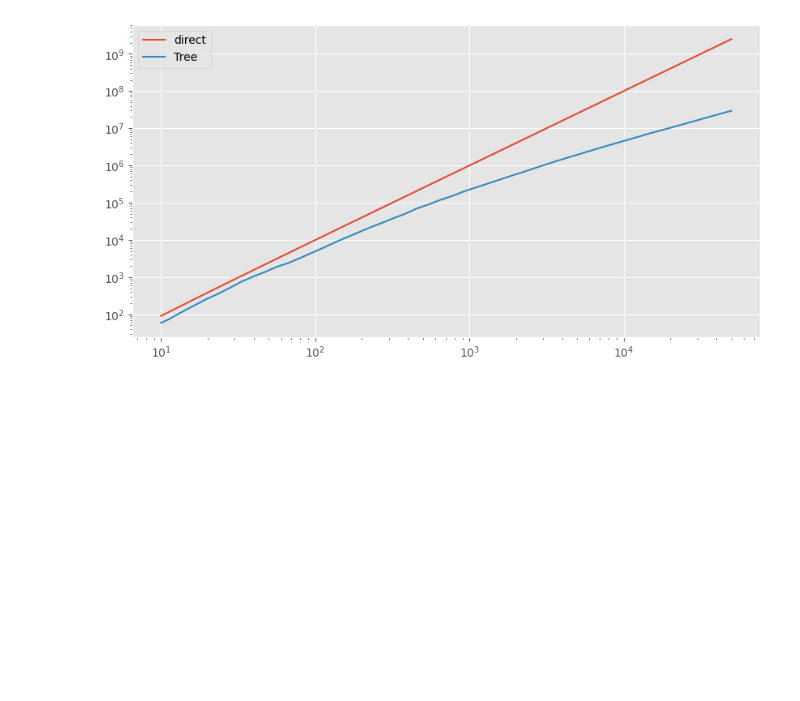
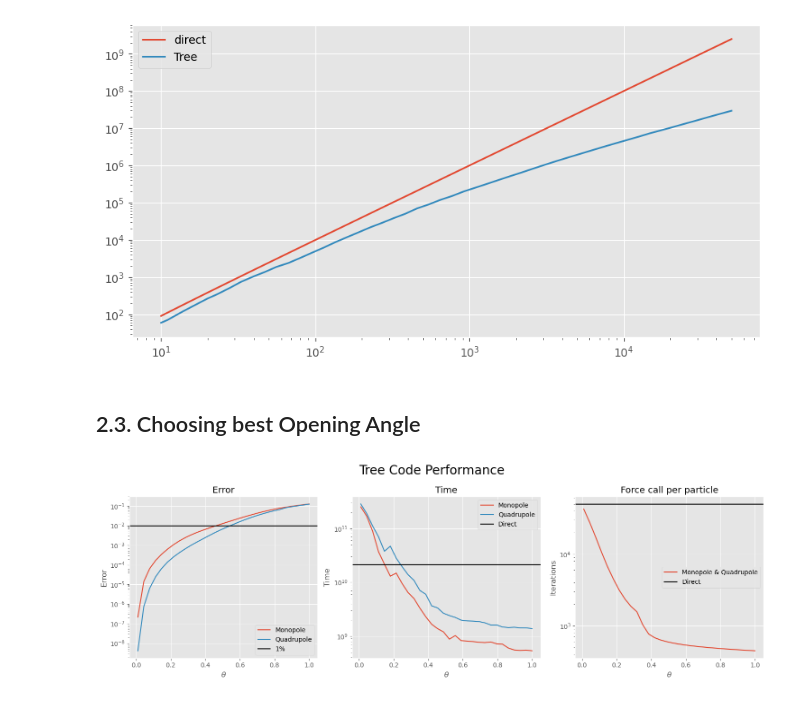
Before and after one commit to ProfesseurShadoko/compastro, a Jupyter notebook: scripts/main.ipynb, the cells around one changed output. Saved outputs shown, nothing was run; the diff lists cells and outputs as text; code cells hidden in the pictures; blank space fills up the shorter version.

Commit message:
theta dependance

```diff
--- a/scripts/main.ipynb
+++ b/scripts/main.ipynb
@@ -832,3 +834,5 @@ plt.legend()
 plt.show()
 # %% [output]
 [figure]
+# %% [markdown]
+## 2.3. Choosing best Opening Angle
@@ -834,0 +843,46 @@ plt.show()
+# %%
+theta = np.array([x[0] for x in data])
+err_m = np.array([x[1] for x in data])
+err_z = np.array([x[2] for x in data])
+time_m = np.array([x[3] for x in data])
+time_q = np.array([x[4] for x in data])
+iter_m = np.array([x[5] for x in data])
+iter_q = np.array([x[6] for x in data])
+
+# let's do different subplots: error, time and iterations
+plt.figure(figsize=(15, 5))
+plt.suptitle("Tree Code Performance", fontsize=20)
+
+plt.subplot(1, 3, 1)
+plt.title("Error")
+plt.plot(theta, err_m, label="Monopole")
+plt.plot(theta, err_z, label="Quadrupole")
+plt.xlabel(r"$\theta$")
+plt.ylabel("Error")
+plt.yscale('log')
+plt.axhline(1e-2, color='black', label="1%")
+plt.legend()
+
+plt.subplot(1, 3, 2)
+plt.title("Time")
+plt.plot(theta, time_m, label="Monopole")
+plt.plot(theta, time_q, label="Quadrupole")
+plt.xlabel(r"$\theta$")
+plt.ylabel("Time")
+plt.yscale('log')
+plt.axhline(t_direct, color='black', label="Direct")
+plt.legend()
+
+plt.subplot(1, 3, 3)
+plt.title("Force call per particle")
+plt.plot(theta, iter_m, label="Monopole & Quadrupole")
+plt.xlabel(r"$\theta$")
+plt.ylabel("Iterations")
+plt.axhline(f_count_direct_per_part, color='black', label="Direct")
+plt.legend()
+plt.yscale('log')
+
+plt.tight_layout()
+plt.show()
+# %% [output]
+[figure, added]
```
Also changed, not shown: parts of 2 cells of this notebook, 3 other files.
